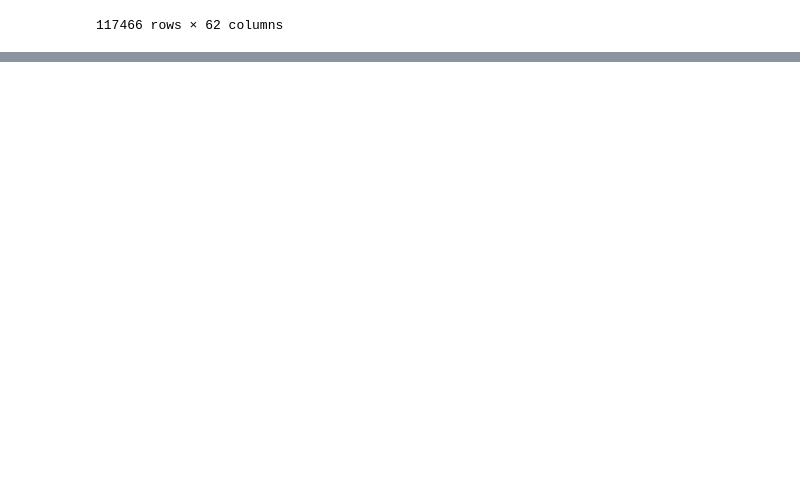
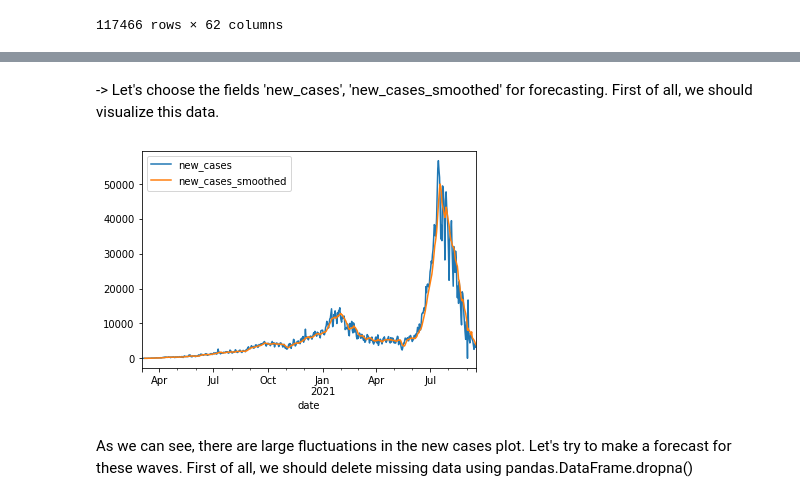
Before and after one commit to ELVAN13091999/my-first-binder, a Jupyter notebook: Data_Science_In_Health_Care_Using_Neural_Networks.ipynb, the cells around one changed output, grey strips where cells are left out. Drawn from its saved outputs; the diff is of its cells as text; code cells hidden in the pictures; blank space fills up the shorter version.

```diff
--- a/Data_Science_In_Health_Care_Using_Neural_Networks.ipynb
+++ b/Data_Science_In_Health_Care_Using_Neural_Networks.ipynb
@@ -31,0 +91,5 @@ covid_word
+# %%
+fields = ['iso_code', 'continent', 'location', 'tests_units']
+covid_word[fields] = covid_word[fields].astype('category')
+covid_word.loc[:, 'date'] = pd.to_datetime(covid_word['date'])
+covid_word[fields].describe()
@@ -31,0 +117,5 @@ covid_word
+# %%
+covid_word.index = covid_word['date']
+
+c_covid = covid_word[covid_word['location'] == "Indonesia"]
+c_covid
@@ -31,0 +137,12 @@ covid_word
+# %% [markdown]
+->
+Let's choose the fields 'new_cases', 'new_cases_smoothed' for forecasting. First of all, we should visualize this data.
+# %%
+import matplotlib.pyplot as plt
+fields = ['new_cases', 'new_cases_smoothed']
+c_covid[fields].plot()
+plt.show()
+# %% [output]
+[figure, added]
+# %% [markdown]
+As we can see, there are large fluctuations in the new cases plot. Let's try to make a forecast for these waves. First of all, we should delete missing data using pandas.DataFrame.dropna()
```
Also changed, not shown: parts of 76 cells of this notebook.
